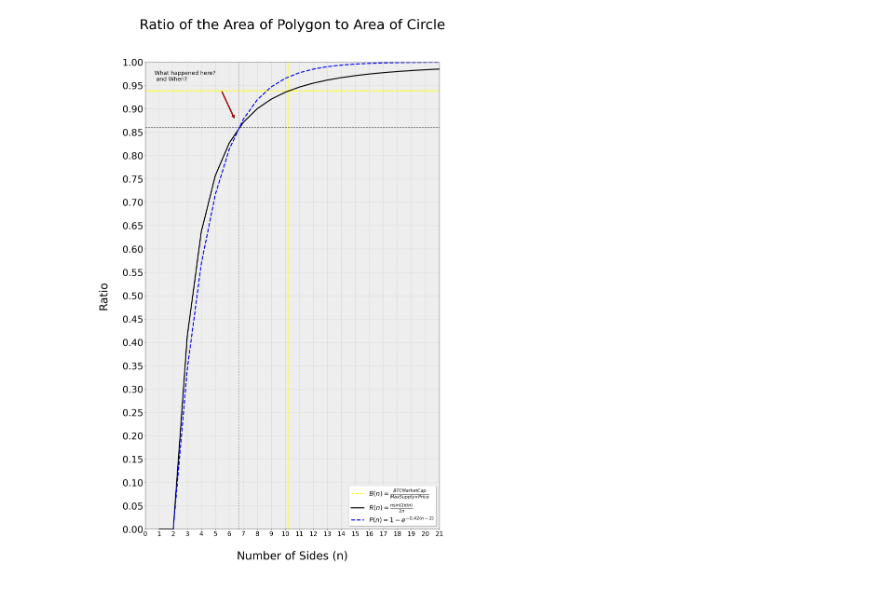
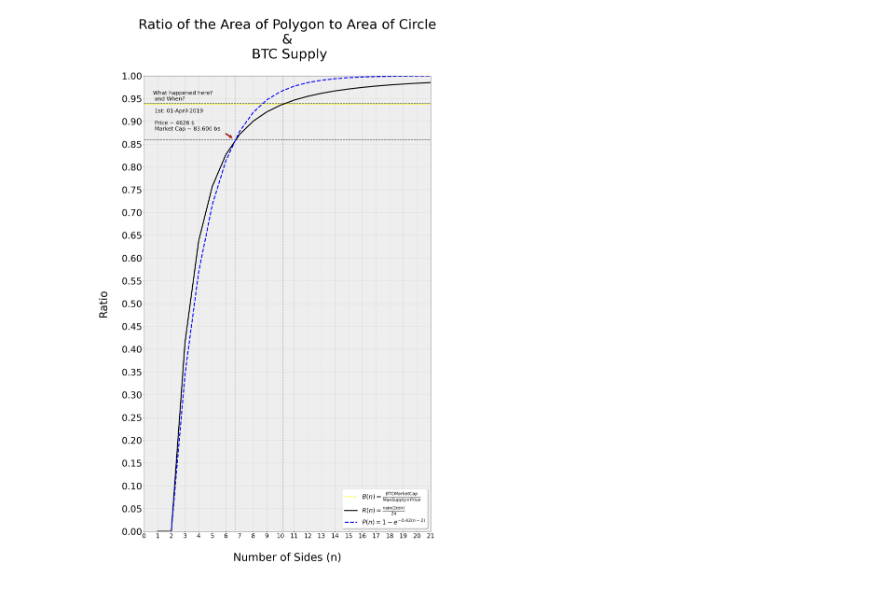
Before and after one commit to hamidreza-mohammadiha/Me, a Jupyter notebook: Plot1.ipynb, the cells around one changed output. Saved outputs shown, nothing was run; the diff lists cells and outputs as text; code cells hidden in the pictures.

Commit message:
April1

```diff
--- a/Plot1.ipynb
+++ b/Plot1.ipynb
@@ -39,8 +39,8 @@ plt.figure(figsize=(20, 32))
 plt.axhline(y=0.86, color='#343434', linestyle='--', linewidth=2)
 plt.axvline(x=6.66, color='#787878', linestyle='--', linewidth=2)
 
-plt.axhline(y=0.94, color='yellow', linestyle='--', linewidth=1)
-plt.axvline(x=10.2, color='yellow', linestyle='--', linewidth=2)
+plt.axhline(y=0.94, color='#343434', linestyle='--', linewidth=2)
+plt.axvline(x=10.2, color='#787878', linestyle='--', linewidth=2)
 
 plt.axhline(y=1.81/1.93, color='yellow', linestyle='--', linewidth=3.14, label=r'$B(n) = \frac{BTC Market Cap}{Max Supply × Price}$')
 
@@ -53,33 +53,33 @@ plt.plot(n_values, R_values, label=r'$R(n) = \frac{n \sin(2\pi/n)}{2\pi}$', colo
 plt.plot(n_values, P42_values, label=r'$P(n) = 1 - e^{-0.42(n-2)}$', color='blue', linestyle='--', linewidth=4)
 # plt.plot(n_values, P43_values, label=r'$P(n) = 1 - 1.1×e^{-0.43(n-2)}$', color='green', linestyle='--', linewidth=4)
 
 
 # Plot Q(n) (Approximation 1)
 # plt.plot(n_values, Q_values, label=r'$Q(n) = \frac{n}{(2\sqrt{2}\pi - 8) + n}$', color='green', linestyle='-.')
 
 # Add reference lines
 
 # plt.axhline(y=(2 * np.sqrt(2) / np.pi), color='red', linestyle='--', label=r'$R(4) = \frac{2\sqrt{2}}{\pi}$', linewidth=1.5)
 
 # Chart customization
-plt.title('Ratio of the Area of Polygon to Area of Circle\n\n', fontsize=52)
+plt.title('Ratio of the Area of Polygon to Area of Circle\n & \n BTC Supply\n', fontsize=52)
 plt.xlabel('\nNumber of Sides (n)\n', fontsize=42)
 plt.ylabel('Ratio\n', fontsize=42)
 plt.grid(color='gray', linestyle='--', linewidth=1, alpha=0.3)
 plt.xlim(3, 21)
 plt.ylim(0, 1)
 plt.xticks(np.arange(0, 22, 1), fontsize=24)
 plt.yticks(np.linspace(0, 1, 21), fontsize=36)
 plt.legend(fontsize=24, shadow=True)
 
-plt.annotate('What happened here? \n and When? ', fontsize=21, xy=(6.66, 0.86), xytext=(0.66, 0.96), arrowprops=dict(facecolor='red', shrink=0.2))
+plt.annotate('What happened here? \n and When? \n\n 1st: 01-April-2019 \n\n Price ~ 4626 $\n Market Cap ~ 83.600 b$ ', fontsize=21, xy=(6.66, 0.86), xytext=(0.66, 0.88), arrowprops=dict(facecolor='red', shrink=0.2))
 
 # Set background color
 plt.gcf().set_facecolor('white')
 plt.gca().set_facecolor('#eeeeee')
 
 # Save and display the plot
 plt.savefig('playgon', dpi=100)
 plt.show()
 # %% [output]
-[figure, old version]
+[figure, new version]
```
Also changed, not shown: 1 other file.
